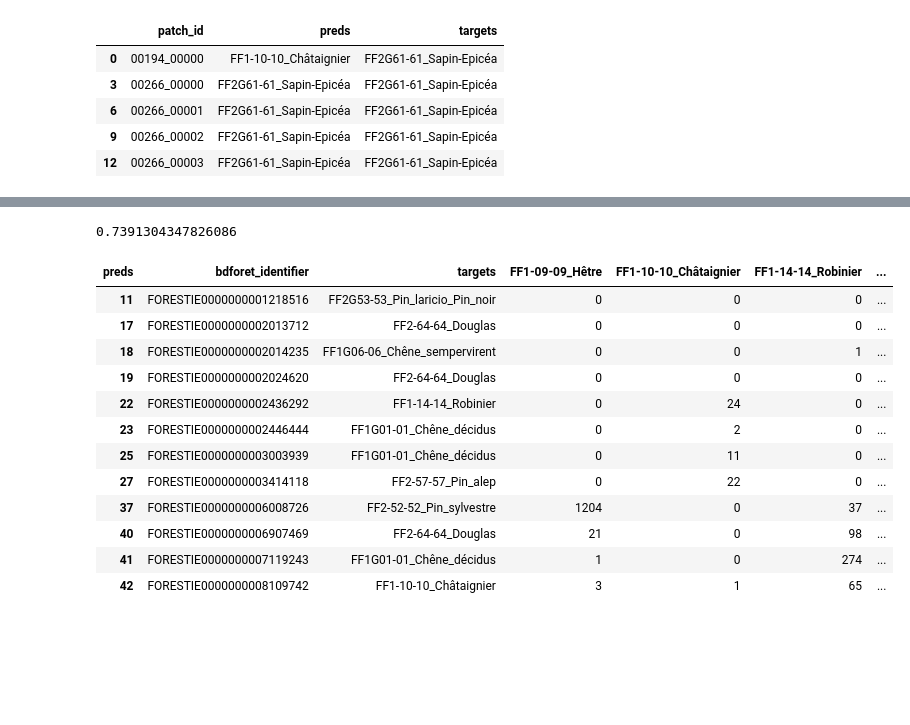
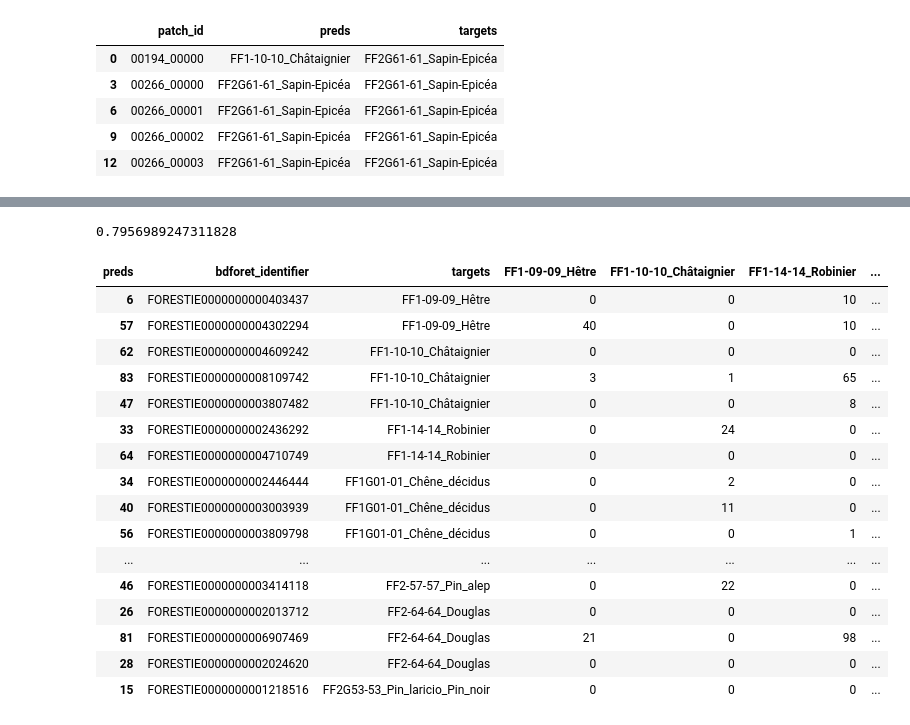
Before and after one commit to IGNF/myria3d, a Jupyter notebook: PureForestID-prediction-by-polygon.ipynb, the cells around one changed output, grey strips where cells are left out. Cells and saved outputs as stored; diff of their text form; code cells hidden in the pictures; blank space fills up the shorter version.

Commit message:
Concatenate val and test data for better evaluation

```diff
--- a/PureForestID-prediction-by-polygon.ipynb
+++ b/PureForestID-prediction-by-polygon.ipynb
@@ -19,10 +19,11 @@ Index(['split', 'patch_num', 'bdforet_identifier', 'bdforet_cat_code',
 | 3 | val | 00035_00003 | FORESTIE0000000000100093 | FF1-14-14 | Forêt fermée de robinier pur | 14 |
 | 4 | val | 00035_00004 | FORESTIE0000000000100093 | FF1-14-14 | Forêt fermée de robinier pur | 14 |
 # %%
-PREDICTIONS_FOLDER = Path("/mnt/store-lidarhd/projet-LHD/IA/MYRIA3D-SHARED-WORKSPACE/CGaydon/runs/2023-11-03/17-47-28")
-PREDICTIONS_FILE = PREDICTIONS_FOLDER / "predictions.csv"
-df = pd.read_csv(PREDICTIONS_FILE)
-df.head(n=10) # duplicates !
+PREDICTIONS_FOLDER_VAL = Path("/mnt/store-lidarhd/projet-LHD/IA/MYRIA3D-SHARED-WORKSPACE/CGaydon/runs/2023-11-03/17-47-28")
+PREDICTIONS_FOLDER_TEST = Path("/mnt/store-lidarhd/projet-LHD/IA/MYRIA3D-SHARED-WORKSPACE/CGaydon/runs/2023-11-03/17-46-48/")
+df_val = pd.read_csv(PREDICTIONS_FOLDER_VAL / "predictions.csv")
+df_test = pd.read_csv(PREDICTIONS_FOLDER_TEST / "predictions.csv")
+df = pd.concat([df_val, df_test])
 df = df.drop_duplicates("patch_id",keep="first")
 
 mapping = {0: "FF1-09-09_Hêtre",
@@ -106,23 +125,28 @@ OK = len(pivot[pivot.accurate])
 NOK = len(pivot[~pivot.accurate])
 OK/(OK+NOK)
 # %% [output]
-0.7391304347826086
+0.7956989247311828
 # %%
 # erreurs
-pivot[~pivot.accurate]
+non_accurates = pivot[~pivot.accurate].sort_values("targets")
+non_accurates
 # %% [output]
 | preds | bdforet_identifier | targets | FF1-09-09_Hêtre | FF1-10-10_Châtaignier | FF1-14-14_Robinier | ... |
-| 11 | FORESTIE0000000001218516 | FF2G53-53_Pin_laricio_Pin_noir | 0 | 0 | 0 | ... |
-| 17 | FORESTIE0000000002013712 | FF2-64-64_Douglas | 0 | 0 | 0 | ... |
-| 18 | FORESTIE0000000002014235 | FF1G06-06_Chêne_sempervirent | 0 | 0 | 1 | ... |
-| 19 | FORESTIE0000000002024620 | FF2-64-64_Douglas | 0 | 0 | 0 | ... |
-| 22 | FORESTIE0000000002436292 | FF1-14-14_Robinier | 0 | 24 | 0 | ... |
-| 23 | FORESTIE0000000002446444 | FF1G01-01_Chêne_décidus | 0 | 2 | 0 | ... |
-| 25 | FORESTIE0000000003003939 | FF1G01-01_Chêne_décidus | 0 | 11 | 0 | ... |
-| 27 | FORESTIE0000000003414118 | FF2-57-57_Pin_alep | 0 | 22 | 0 | ... |
-| 37 | FORESTIE0000000006008726 | FF2-52-52_Pin_sylvestre | 1204 | 0 | 37 | ... |
-| 40 | FORESTIE0000000006907469 | FF2-64-64_Douglas | 21 | 0 | 98 | ... |
-| 41 | FORESTIE0000000007119243 | FF1G01-01_Chêne_décidus | 1 | 0 | 274 | ... |
-| 42 | FORESTIE0000000008109742 | FF1-10-10_Châtaignier | 3 | 1 | 65 | ... |
+| 6 | FORESTIE0000000000403437 | FF1-09-09_Hêtre | 0 | 0 | 10 | ... |
+| 57 | FORESTIE0000000004302294 | FF1-09-09_Hêtre | 40 | 0 | 10 | ... |
+| 62 | FORESTIE0000000004609242 | FF1-10-10_Châtaignier | 0 | 0 | 0 | ... |
+| 83 | FORESTIE0000000008109742 | FF1-10-10_Châtaignier | 3 | 1 | 65 | ... |
+| 47 | FORESTIE0000000003807482 | FF1-10-10_Châtaignier | 0 | 0 | 8 | ... |
+| 33 | FORESTIE0000000002436292 | FF1-14-14_Robinier | 0 | 24 | 0 | ... |
+| 64 | FORESTIE0000000004710749 | FF1-14-14_Robinier | 0 | 0 | 0 | ... |
+| 34 | FORESTIE0000000002446444 | FF1G01-01_Chêne_décidus | 0 | 2 | 0 | ... |
+| 40 | FORESTIE0000000003003939 | FF1G01-01_Chêne_décidus | 0 | 11 | 0 | ... |
+| 56 | FORESTIE0000000003809798 | FF1G01-01_Chêne_décidus | 0 | 0 | 1 | ... |
+| ... | ... | ... | ... | ... | ... | ... |
+| 46 | FORESTIE0000000003414118 | FF2-57-57_Pin_alep | 0 | 22 | 0 | ... |
+| 26 | FORESTIE0000000002013712 | FF2-64-64_Douglas | 0 | 0 | 0 | ... |
+| 81 | FORESTIE0000000006907469 | FF2-64-64_Douglas | 21 | 0 | 98 | ... |
+| 28 | FORESTIE0000000002024620 | FF2-64-64_Douglas | 0 | 0 | 0 | ... |
+| 15 | FORESTIE0000000001218516 | FF2G53-53_Pin_laricio_Pin_noir | 0 | 0 | 0 | ... |
 # %%
 # Lien entre erreur et taille de polygone -> pas vraiment.
```
Also changed, not shown: parts of 5 cells of this notebook.
